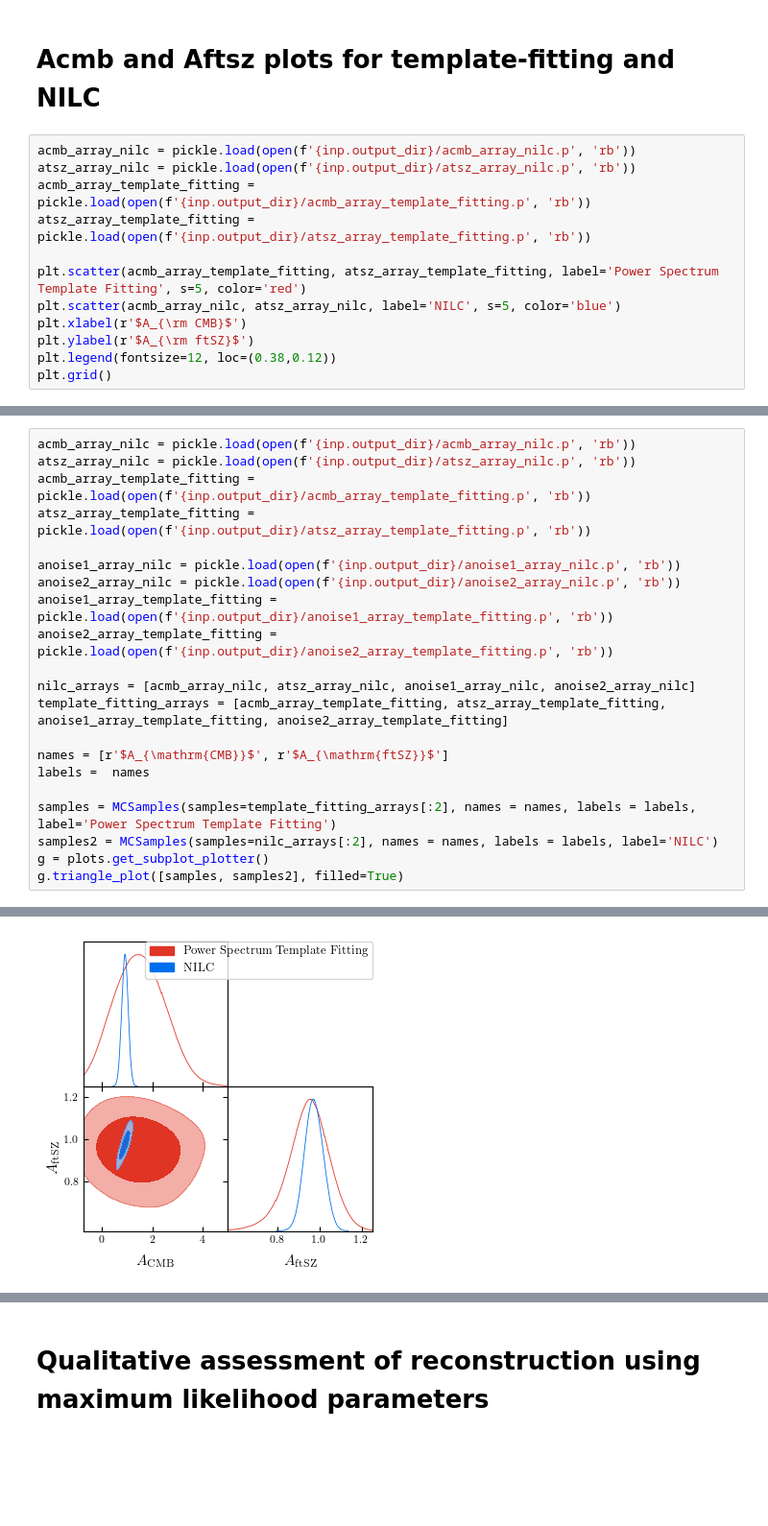
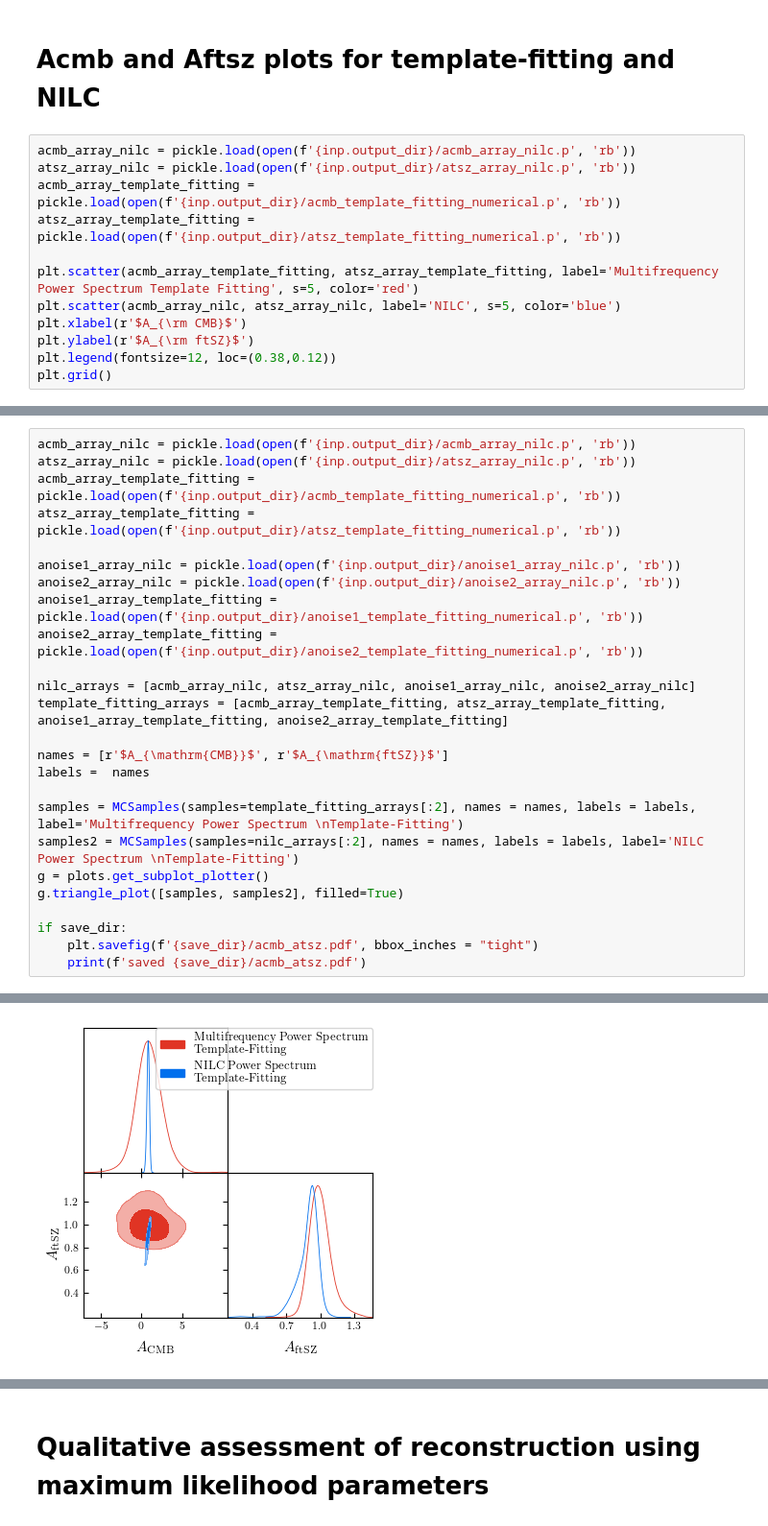
Before and after one commit to kmsurrao/NILC-Inference-Pipeline, a Jupyter notebook: notebooks/pipeline_plotting_examples.ipynb, the cells around one changed output, grey strips where cells are left out. Shown at 96% size. Saved outputs shown, nothing was run; the diff lists cells and outputs as text; blank space fills up the shorter version.

```diff
--- a/notebooks/pipeline_plotting_examples.ipynb
+++ b/notebooks/pipeline_plotting_examples.ipynb
@@ -189,10 +189,10 @@ saved pipeline_plots/weight_maps_ftSZ.pdf
 # %%
 acmb_array_nilc = pickle.load(open(f'{inp.output_dir}/acmb_array_nilc.p', 'rb'))
 atsz_array_nilc = pickle.load(open(f'{inp.output_dir}/atsz_array_nilc.p', 'rb'))
-acmb_array_template_fitting = pickle.load(open(f'{inp.output_dir}/acmb_array_template_fitting.p', 'rb'))
-atsz_array_template_fitting = pickle.load(open(f'{inp.output_dir}/atsz_array_template_fitting.p', 'rb'))
+acmb_array_template_fitting = pickle.load(open(f'{inp.output_dir}/acmb_template_fitting_numerical.p', 'rb'))
+atsz_array_template_fitting = pickle.load(open(f'{inp.output_dir}/atsz_template_fitting_numerical.p', 'rb'))
 
-plt.scatter(acmb_array_template_fitting, atsz_array_template_fitting, label='Power Spectrum Template Fitting', s=5, color='red')
+plt.scatter(acmb_array_template_fitting, atsz_array_template_fitting, label='Multifrequency Power Spectrum Template Fitting', s=5, color='red')
 plt.scatter(acmb_array_nilc, atsz_array_nilc, label='NILC', s=5, color='blue')
 plt.xlabel(r'$A_{\rm CMB}$')
 plt.ylabel(r'$A_{\rm ftSZ}$')
@@ -203,13 +212,13 @@ plt.grid()
 # %%
 acmb_array_nilc = pickle.load(open(f'{inp.output_dir}/acmb_array_nilc.p', 'rb'))
 atsz_array_nilc = pickle.load(open(f'{inp.output_dir}/atsz_array_nilc.p', 'rb'))
-acmb_array_template_fitting = pickle.load(open(f'{inp.output_dir}/acmb_array_template_fitting.p', 'rb'))
-atsz_array_template_fitting = pickle.load(open(f'{inp.output_dir}/atsz_array_template_fitting.p', 'rb'))
+acmb_array_template_fitting = pickle.load(open(f'{inp.output_dir}/acmb_template_fitting_numerical.p', 'rb'))
+atsz_array_template_fitting = pickle.load(open(f'{inp.output_dir}/atsz_template_fitting_numerical.p', 'rb'))
 
 anoise1_array_nilc = pickle.load(open(f'{inp.output_dir}/anoise1_array_nilc.p', 'rb'))
 anoise2_array_nilc = pickle.load(open(f'{inp.output_dir}/anoise2_array_nilc.p', 'rb'))
-anoise1_array_template_fitting = pickle.load(open(f'{inp.output_dir}/anoise1_array_template_fitting.p', 'rb'))
-anoise2_array_template_fitting = pickle.load(open(f'{inp.output_dir}/anoise2_array_template_fitting.p', 'rb'))
+anoise1_array_template_fitting = pickle.load(open(f'{inp.output_dir}/anoise1_template_fitting_numerical.p', 'rb'))
+anoise2_array_template_fitting = pickle.load(open(f'{inp.output_dir}/anoise2_template_fitting_numerical.p', 'rb'))
 
 nilc_arrays = [acmb_array_nilc, atsz_array_nilc, anoise1_array_nilc, anoise2_array_nilc]
 template_fitting_arrays = [acmb_array_template_fitting, atsz_array_template_fitting, anoise1_array_template_fitting, anoise2_array_template_fitting]
@@ -217,10 +226,14 @@ template_fitting_arrays = [acmb_array_template_fitting, atsz_array_template_fitt
 names = [r'$A_{\mathrm{CMB}}$', r'$A_{\mathrm{ftSZ}}$']
 labels =  names
 
-samples = MCSamples(samples=template_fitting_arrays[:2], names = names, labels = labels, label='Power Spectrum Template Fitting')
-samples2 = MCSamples(samples=nilc_arrays[:2], names = names, labels = labels, label='NILC')
+samples = MCSamples(samples=template_fitting_arrays[:2], names = names, labels = labels, label='Multifrequency Power Spectrum \nTemplate-Fitting')
+samples2 = MCSamples(samples=nilc_arrays[:2], names = names, labels = labels, label='NILC Power Spectrum \nTemplate-Fitting')
 g = plots.get_subplot_plotter()
 g.triangle_plot([samples, samples2], filled=True)
+
+if save_dir:
+    plt.savefig(f'{save_dir}/acmb_atsz.pdf', bbox_inches = "tight")
+    print(f'saved {save_dir}/acmb_atsz.pdf')
 # %% [output]
 Removed no burn in
 Removed no burn in
@@ -227,4 +241,4 @@ Removed no burn in
-[figure, old version]
+[figure, new version]
 # %%
 names = [r'$A_{\mathrm{CMB}}$', r'$A_{\mathrm{ftSZ}}$', r'$A_{\mathrm{noise90}}$', r'$A_{\mathrm{noise150}}$']
 labels =  names
```
Also changed, not shown: parts of 26 cells of this notebook, 9 other files.
